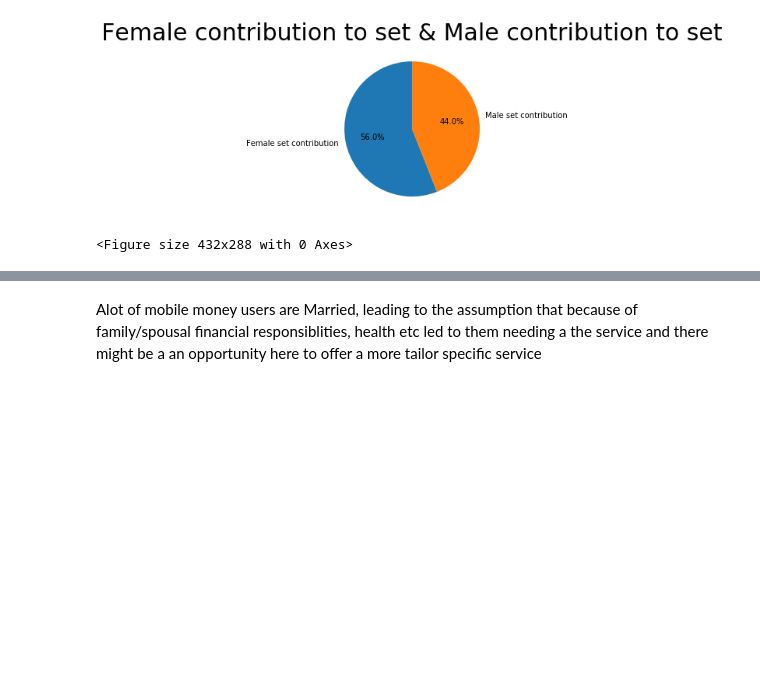
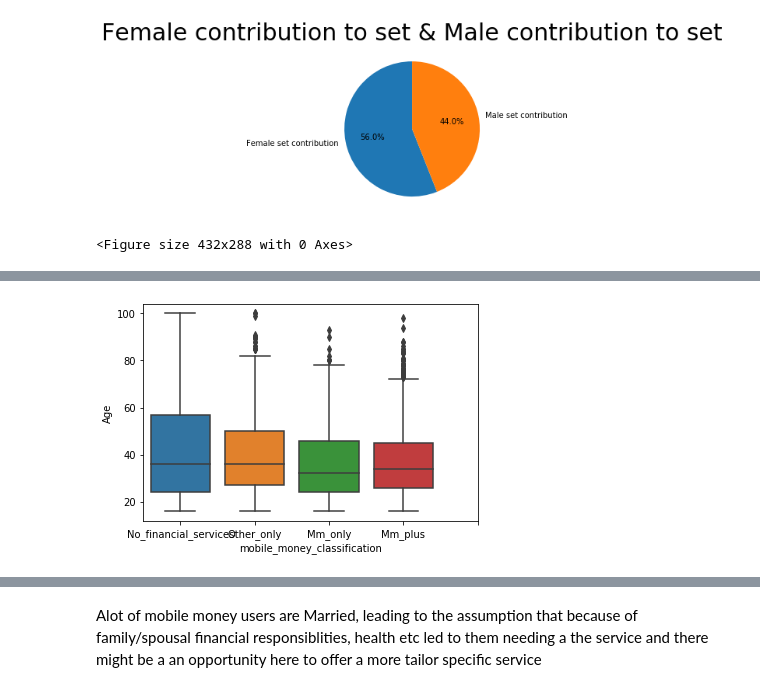
Before and after one commit to codeART96/Zindi-Mobile-Money-Tanzania, a Jupyter notebook: Mobile-money/datasets/findings_notebook.ipynb, the cells around one changed output, grey strips where cells are left out. Drawn from its saved outputs; the diff is of its cells as text; code cells hidden in the pictures; blank space fills up the shorter version.

```diff
--- a/Mobile-money/datasets/findings_notebook.ipynb
+++ b/Mobile-money/datasets/findings_notebook.ipynb
@@ -2038,0 +120,5 @@ len(mwm_mm_service)
+# %%
+sns.boxplot(x='mobile_money_classification', y='Age', data=df)
+ax =plt.xticks(np.arange(5), ('No_financial_services', 'Other_only', 'Mm_only', 'Mm_plus'))
+# %% [output]
+[figure, added]
```
Also changed, not shown: parts of 340 cells of this notebook, 3 other files.
